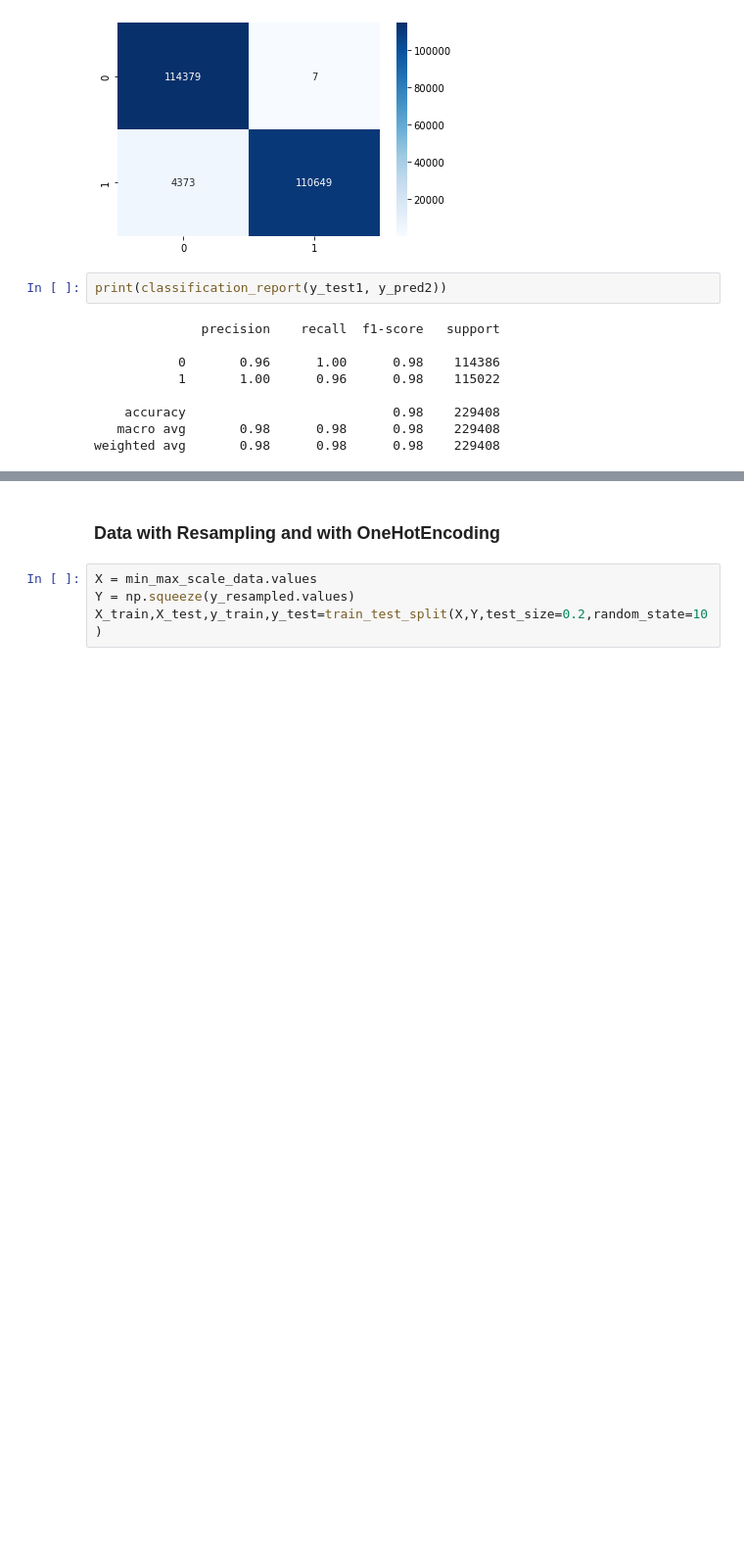
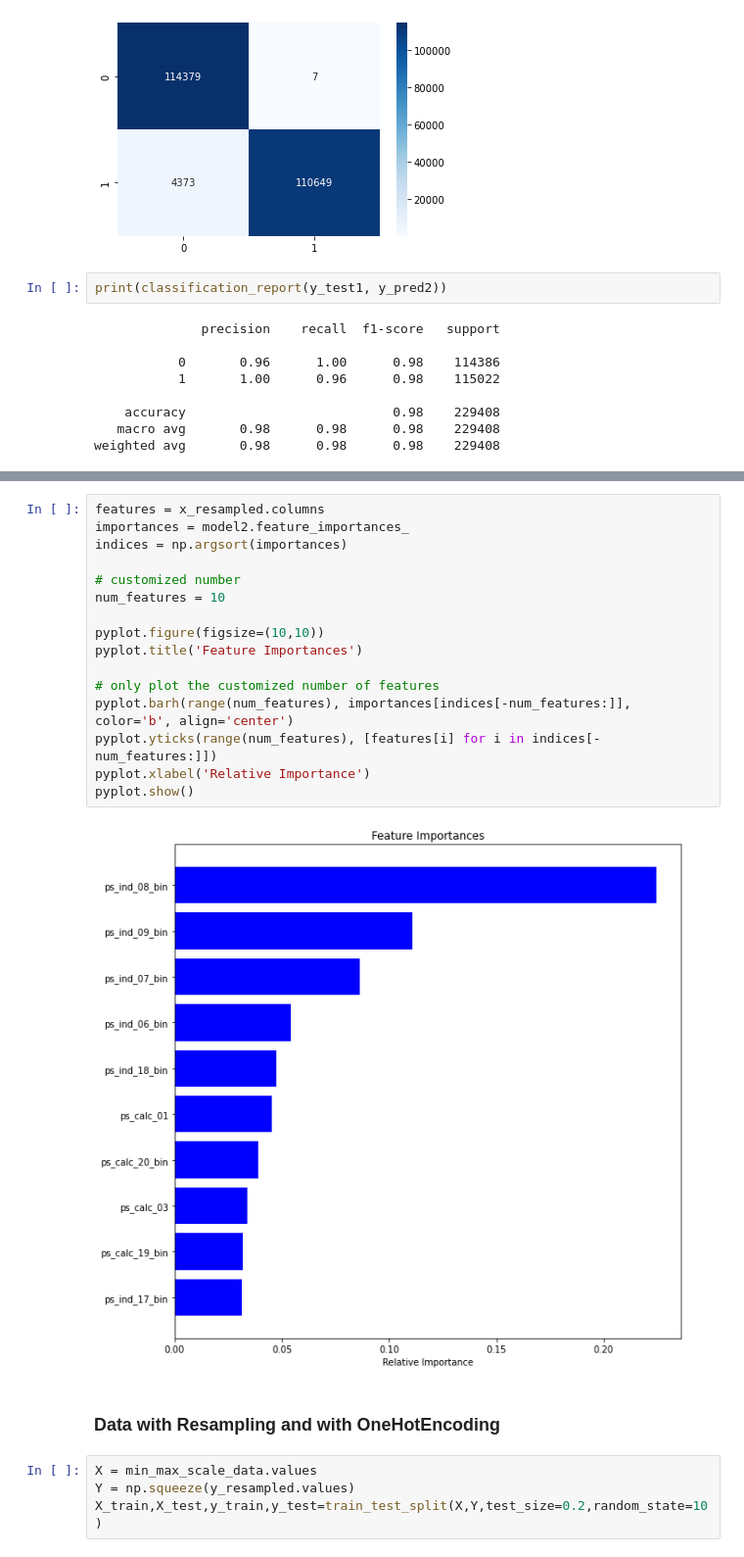
Before and after one commit to raghavendra17/Auto-Insurance-Claim-Predicton, a Jupyter notebook: XGBoost.ipynb, the cells around one changed output, grey strips where cells are left out. Shown: that part at 98% size. Drawn from its saved outputs; the diff is of its cells as text; blank space fills up the shorter version.

```diff
--- a/XGBoost.ipynb
+++ b/XGBoost.ipynb
@@ -59,3 +69,21 @@ weighted avg       0.98      0.98      0.98    229408
+# %%
+features = x_resampled.columns
+importances = model2.feature_importances_
+indices = np.argsort(importances)
+
+# customized number
+num_features = 10
+
+pyplot.figure(figsize=(10,10))
+pyplot.title('Feature Importances')
+
+# only plot the customized number of features
+pyplot.barh(range(num_features), importances[indices[-num_features:]], color='b', align='center')
+pyplot.yticks(range(num_features), [features[i] for i in indices[-num_features:]])
+pyplot.xlabel('Relative Importance')
+pyplot.show()
+# %% [output]
+[figure, added]
 # %% [markdown]
 ### Data with Resampling and with OneHotEncoding
 # %%
```
Also changed, not shown: parts of 10 cells of this notebook.
